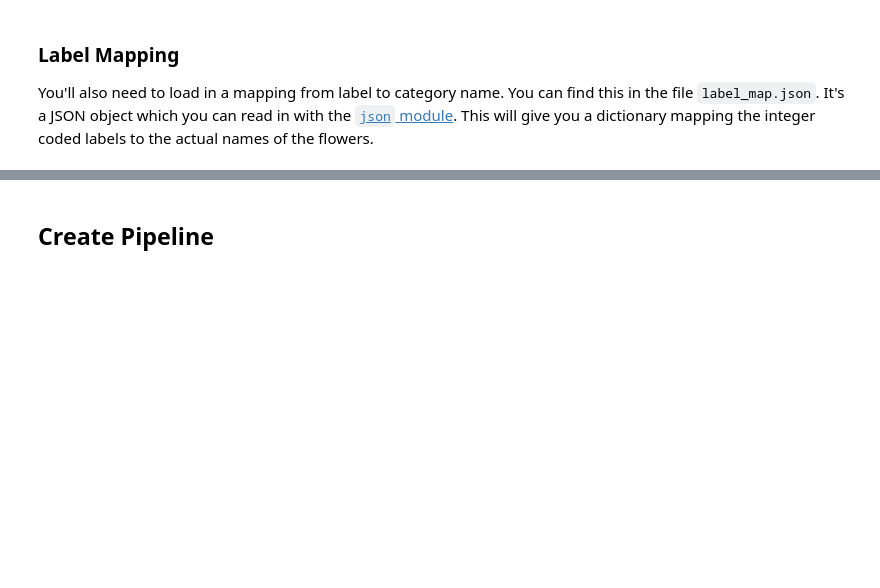
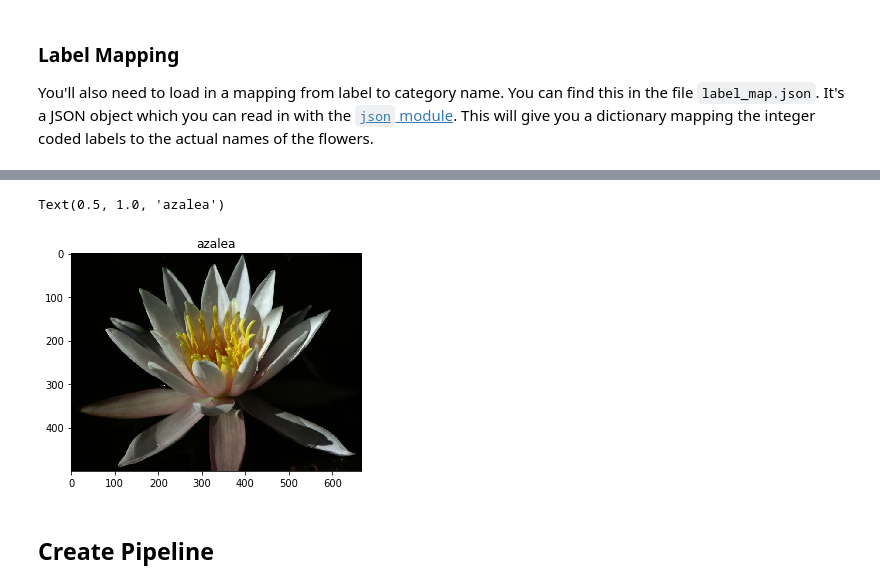
Before and after one commit to AmritaNigote/intro-to-ml-tensorflow, a Jupyter notebook: projects/p2_image_classifier/Project_Image_Classifier_Project.ipynb, the cells around one changed output, grey strips where cells are left out. Saved outputs shown, nothing was run; the diff lists cells and outputs as text; code cells hidden in the pictures; blank space fills up the shorter version.

Commit message:
imageClassifier

```diff
--- a/projects/p2_image_classifier/Project_Image_Classifier_Project.ipynb
+++ b/projects/p2_image_classifier/Project_Image_Classifier_Project.ipynb
@@ -122,5 +110,14 @@ FileNotFoundError: ignored
 # %%
 # TODO: Plot 1 image from the training set. Set the title
 # of the plot to the corresponding class name.
+for image,label in train_set.take(1):
+    image=image.numpy()
+    label = label.numpy()
+
+plt.imshow(image)
+plt.title(class_names[str(label)])
+# %% [output]
+Text(0.5, 1.0, 'azalea')
+[figure, added]
 # %% [markdown]
 ## Create Pipeline
```
Also changed, not shown: parts of 11 cells of this notebook.
